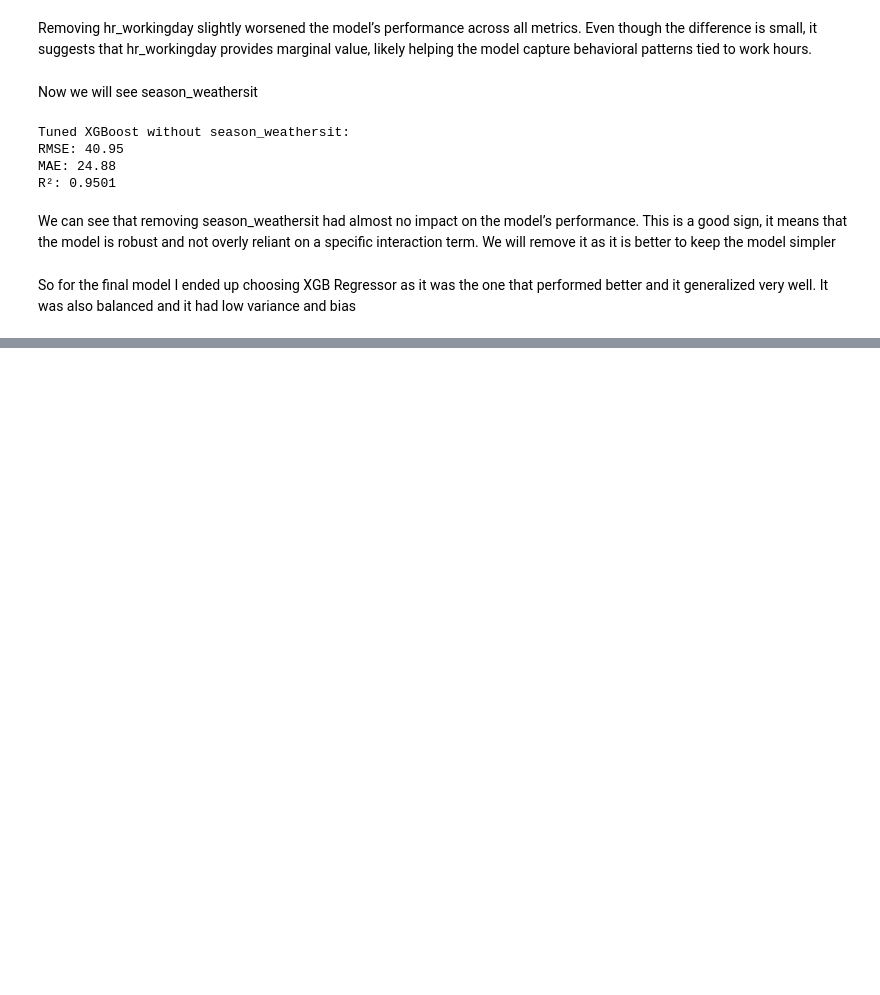
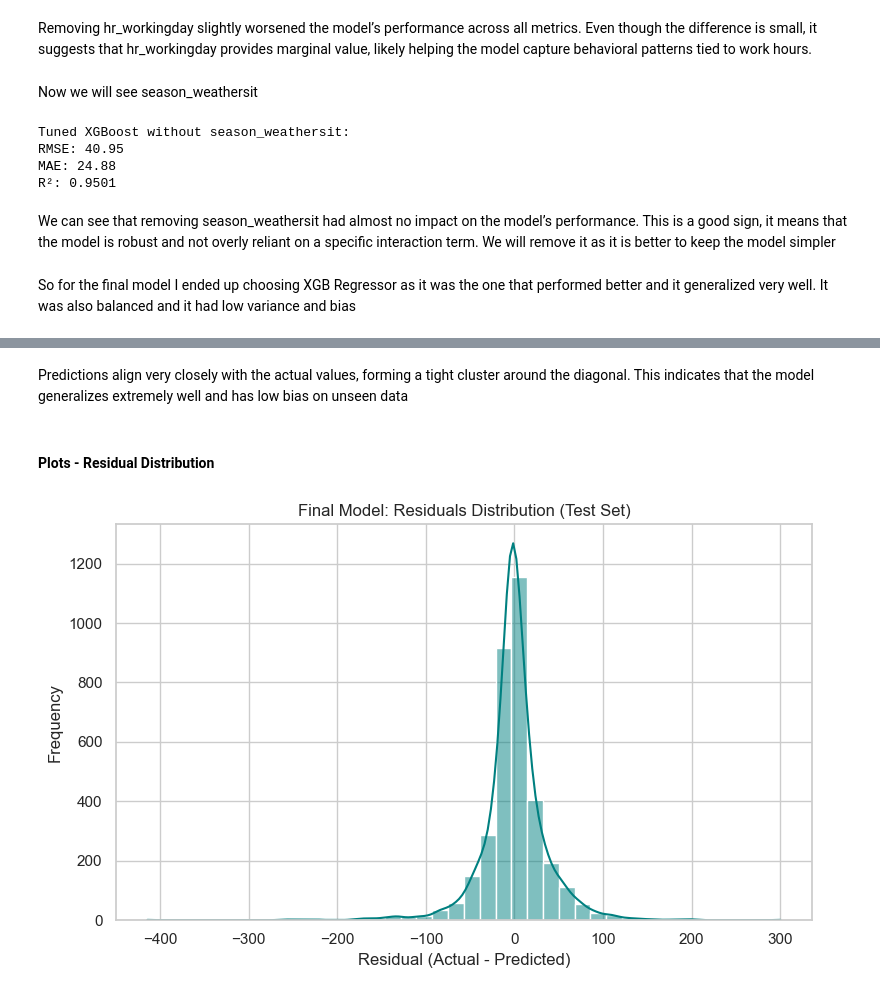
Before and after one commit to sofiagzzloz/ML-fundamentals-2025, a Jupyter notebook: assignmentII/assignment_2_sofia_gonzalez.ipynb, the cells around one changed output, grey strips where cells are left out. Drawn from its saved outputs; the diff is of its cells as text; code cells hidden in the pictures; blank space fills up the shorter version.

```diff
--- a/assignmentII/assignment_2_sofia_gonzalez.ipynb
+++ b/assignmentII/assignment_2_sofia_gonzalez.ipynb
@@ -1133,0 +1220,17 @@ So for the final model I ended up choosing XGB Regressor as it was the one that
+# %% [markdown]
+Predictions align very closely with the actual values, forming a tight cluster around the diagonal. This indicates that the model generalizes extremely well and has low bias on unseen data
+# %% [markdown]
+#### Plots - Residual Distribution
+# %%
+residuals_test = y_test - y_test_pred
+
+plt.figure(figsize=(8, 5))
+sns.histplot(residuals_test, kde=True, bins=40, color='teal')
+plt.title("Final Model: Residuals Distribution (Test Set)")
+plt.xlabel("Residual (Actual - Predicted)")
+plt.ylabel("Frequency")
+plt.grid(True)
+plt.tight_layout()
+plt.show()
+# %% [output]
+[figure, added]
```
Also changed, not shown: parts of 15 cells of this notebook.
